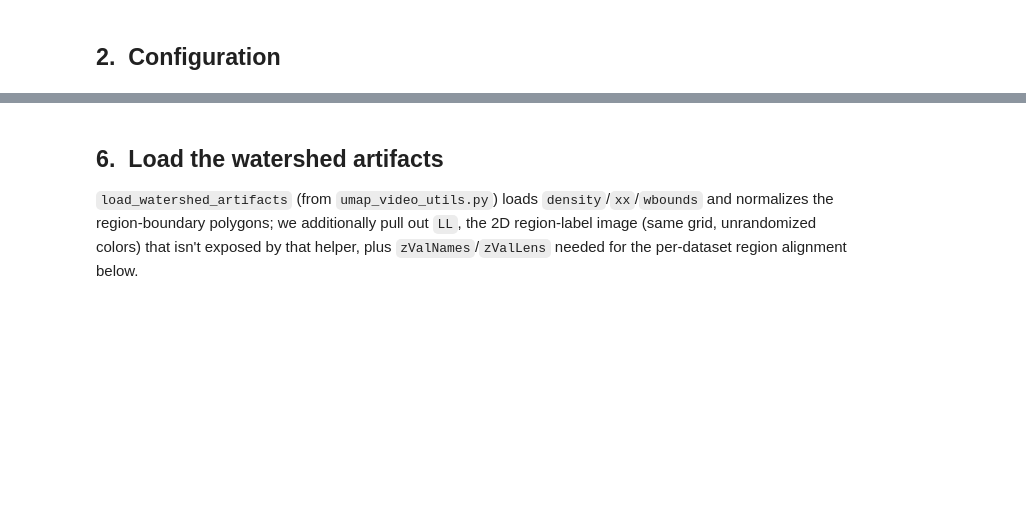
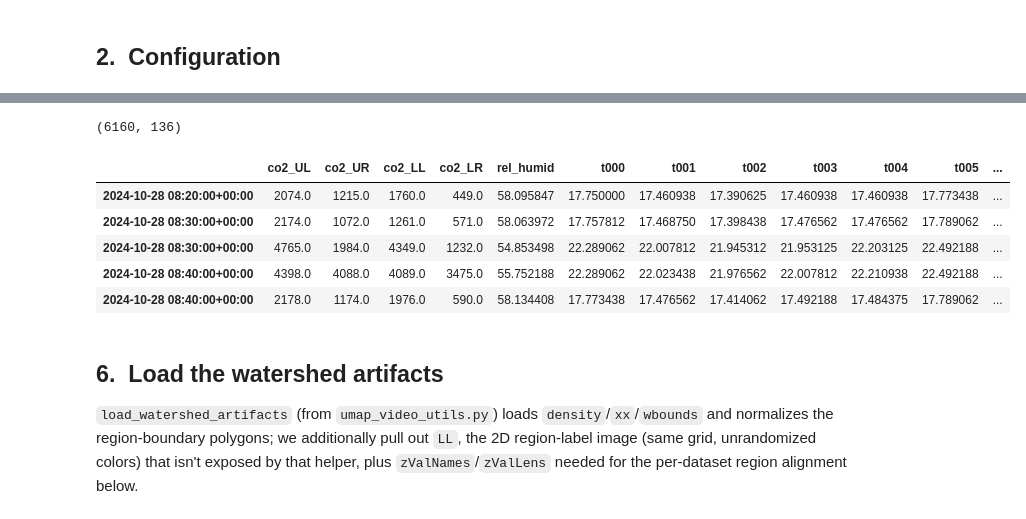
Before and after one commit to epfl-mobots/Ethogram-Generation, a Jupyter notebook: Region_Field_Heatmaps.ipynb, the cells around one changed output, grey strips where cells are left out. Cells and saved outputs as stored; diff of their text form; code cells hidden in the pictures; blank space fills up the shorter version.

```diff
--- a/Region_Field_Heatmaps.ipynb
+++ b/Region_Field_Heatmaps.ipynb
@@ -165,5 +214,0 @@ for key, df in exps_dfs.items():
-# %%
-# full_dts: the full timestamp range for each dataset (used only to build df_nat below)
-full_dts = {}
-for key, df in exps_dfs_dropna.items():
-    full_dts[key] = pd.date_range(df.index.min(), df.index.max(), freq='10min')
@@ -195,3 +227,44 @@ df_nat.tail()
+# %%
+# real_timestamps_by_source: source_id -> full real_timestamps array (tz-aware UTC), exactly
+# as saved by findEmbeddings, NOT yet filtered by keptIdx. Section 7 reuses this dict (instead
+# of re-reading each dataset's *_pcaModes.mat a second time) and indexes into it with keptIdx.
+real_timestamps_by_source = {}
+df_nat = []
+for key, df in exps_dfs_interp.items():
+    source_id = _source_id(key)
+    pca_file = PROJECTIONS_DIR / f"{source_id}_pcaModes.mat"
+    pca_data = hdf5storage.loadmat(str(pca_file))
+    real_ts = pd.to_datetime(np.asarray(pca_data["real_timestamps"]).squeeze(), utc=True)
+    assert real_ts.is_unique, f"{source_id}: real_timestamps contains duplicate timestamps -- can't use as a row index."
+    real_timestamps_by_source[source_id] = real_ts
+
+    # real_ts is the authoritative row set for this dataset (exactly what findEmbeddings was
+    # fed at generation time) -- reindex onto it instead of trusting whatever row set
+    # interpolate+dropna happens to produce here. Any real_ts row the cached/interpolated data
+    # can't fill (gap wider than `limit` can bridge, or the cache missing that window
+    # entirely) becomes NaN feature values, not a dropped row.
+    df = df.reindex(real_ts)
+
+    n_missing = df.isna().any(axis=1).sum()
+    if n_missing:
+        print(f"{source_id}: {n_missing}/{len(real_ts)} real_timestamps rows have >=1 NaN "
+              f"feature after reindexing onto the interpolated data (kept as NaN rows).")
+
+    df["real_timestamp"] = df.index
+    df["source_id"] = source_id
+    df_nat.append(df)
+
+df_nat = pd.concat(df_nat, axis=0).sort_index()
+print(df_nat.shape)
+df_nat.tail()
+# %% [output]
+(6160, 136)
+|  | co2_UL | co2_UR | co2_LL | co2_LR | rel_humid | t000 | t001 | t002 | t003 | t004 | t005 | ... |
+| 2024-10-28 08:20:00+00:00 | 2074.0 | 1215.0 | 1760.0 | 449.0 | 58.095847 | 17.750000 | 17.460938 | 17.390625 | 17.460938 | 17.460938 | 17.773438 | ... |
+| 2024-10-28 08:30:00+00:00 | 2174.0 | 1072.0 | 1261.0 | 571.0 | 58.063972 | 17.757812 | 17.468750 | 17.398438 | 17.476562 | 17.476562 | 17.789062 | ... |
+| 2024-10-28 08:30:00+00:00 | 4765.0 | 1984.0 | 4349.0 | 1232.0 | 54.853498 | 22.289062 | 22.007812 | 21.945312 | 21.953125 | 22.203125 | 22.492188 | ... |
+| 2024-10-28 08:40:00+00:00 | 4398.0 | 4088.0 | 4089.0 | 3475.0 | 55.752188 | 22.289062 | 22.023438 | 21.976562 | 22.007812 | 22.210938 | 22.492188 | ... |
+| 2024-10-28 08:40:00+00:00 | 2178.0 | 1174.0 | 1976.0 | 590.0 | 58.134408 | 17.773438 | 17.476562 | 17.414062 | 17.492188 | 17.484375 | 17.789062 | ... |
 # %% [markdown]
 ## 6.&nbsp; Load the watershed artifacts
 
```
Also changed, not shown: parts of 29 cells of this notebook.
